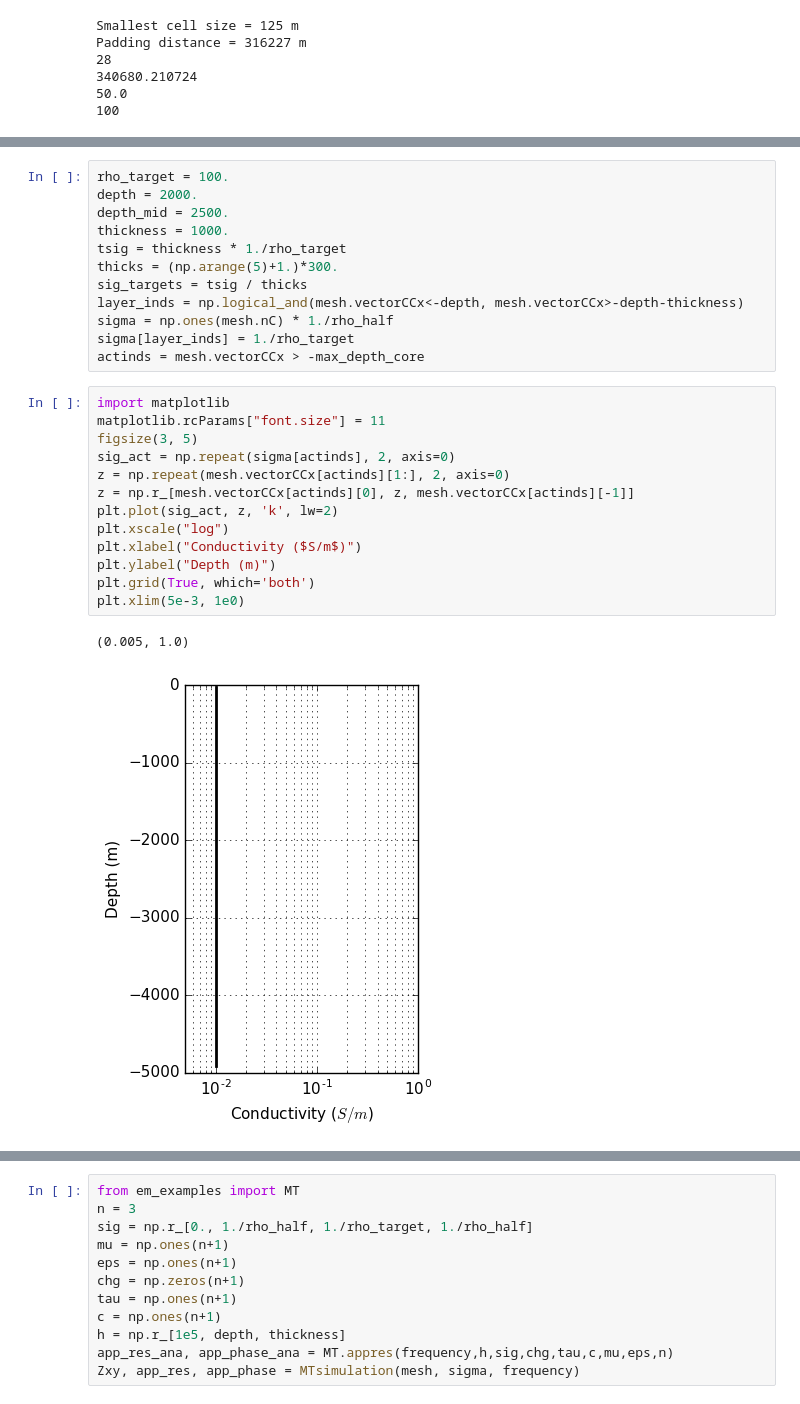
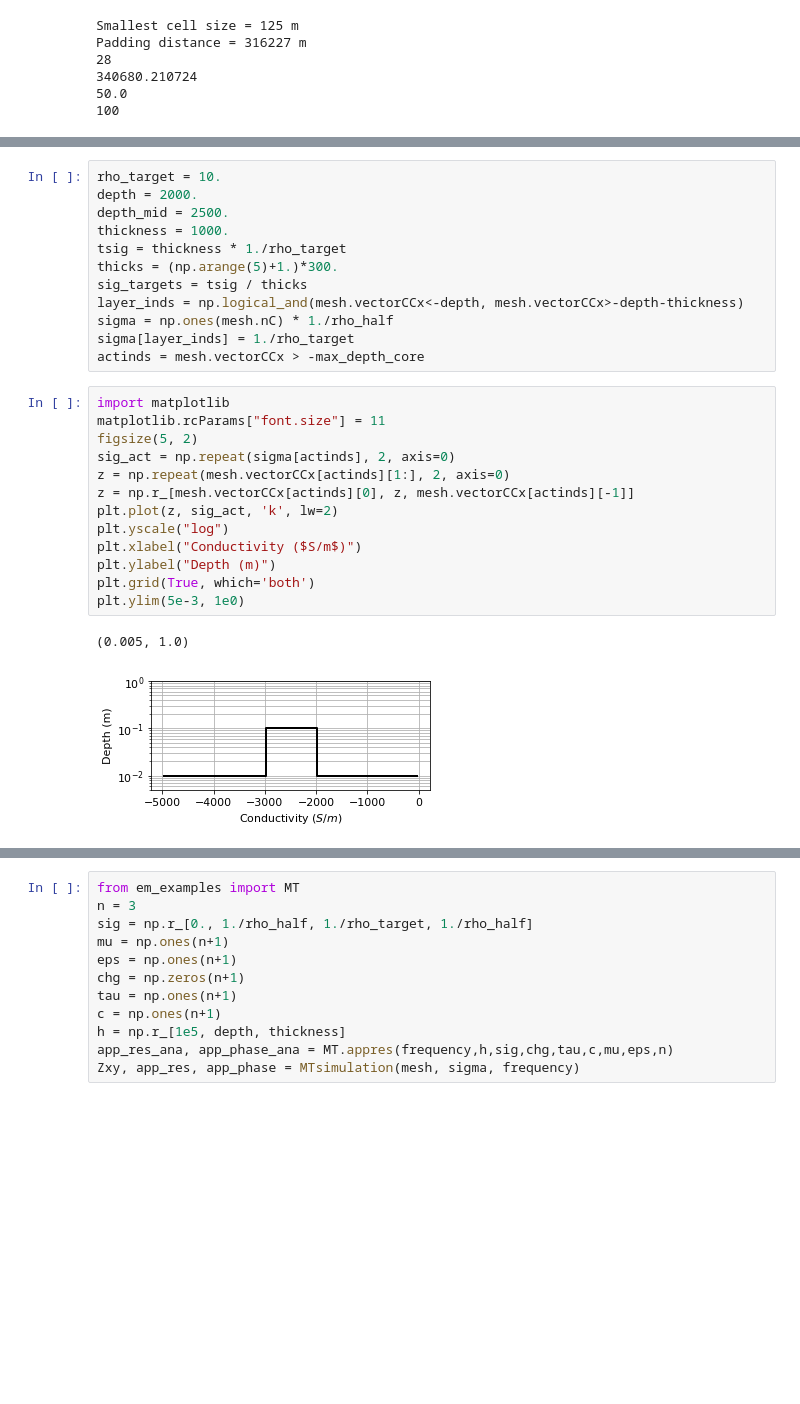
Before and after one commit to geoscixyz/computation, a Jupyter notebook: notebooks/MTtutorial/MT1D_Simulation_MutiFreqs.ipynb, the cells around one changed output, grey strips where cells are left out. Saved outputs shown, nothing was run; the diff lists cells and outputs as text; blank space fills up the shorter version.

Commit message:
Making figures for MT tutorials.

```diff
--- a/notebooks/MTtutorial/MT1D_Simulation_MutiFreqs.ipynb
+++ b/notebooks/MTtutorial/MT1D_Simulation_MutiFreqs.ipynb
@@ -71,5 +68,5 @@ array([ -3.67259405e+05,  -2.83198989e+05,  -2.18537130e+05,
 # %%
-rho_target = 100.
+rho_target = 10.
 depth = 2000.
 depth_mid = 2500.
 thickness = 1000.
@@ -83,19 +80,19 @@ actinds = mesh.vectorCCx > -max_depth_core
 # %%
 import matplotlib
 matplotlib.rcParams["font.size"] = 11
-figsize(3, 5)
+figsize(5, 2)
 sig_act = np.repeat(sigma[actinds], 2, axis=0)
 z = np.repeat(mesh.vectorCCx[actinds][1:], 2, axis=0)
 z = np.r_[mesh.vectorCCx[actinds][0], z, mesh.vectorCCx[actinds][-1]]
-plt.plot(sig_act, z, 'k', lw=2)
-plt.xscale("log")
+plt.plot(z, sig_act, 'k', lw=2)
+plt.yscale("log")
 plt.xlabel("Conductivity ($S/m$)")
 plt.ylabel("Depth (m)")
 plt.grid(True, which='both')
-plt.xlim(5e-3, 1e0)
+plt.ylim(5e-3, 1e0)
 # %% [output]
 (0.005, 1.0)
-[figure, old version]
+[figure, new version]
 # %%
 def MTsimulation(mesh, sigma, frequency):
     Zxy = []
```
Also changed, not shown: parts of 11 cells of this notebook, 7 other files.
